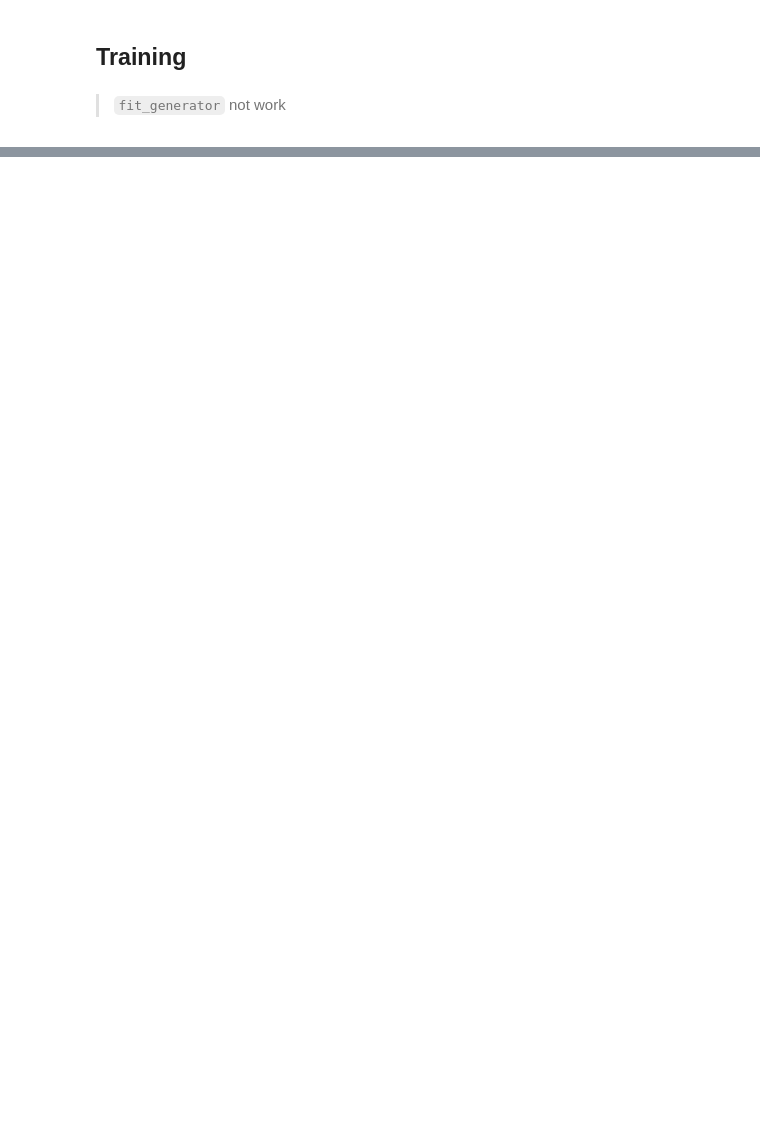
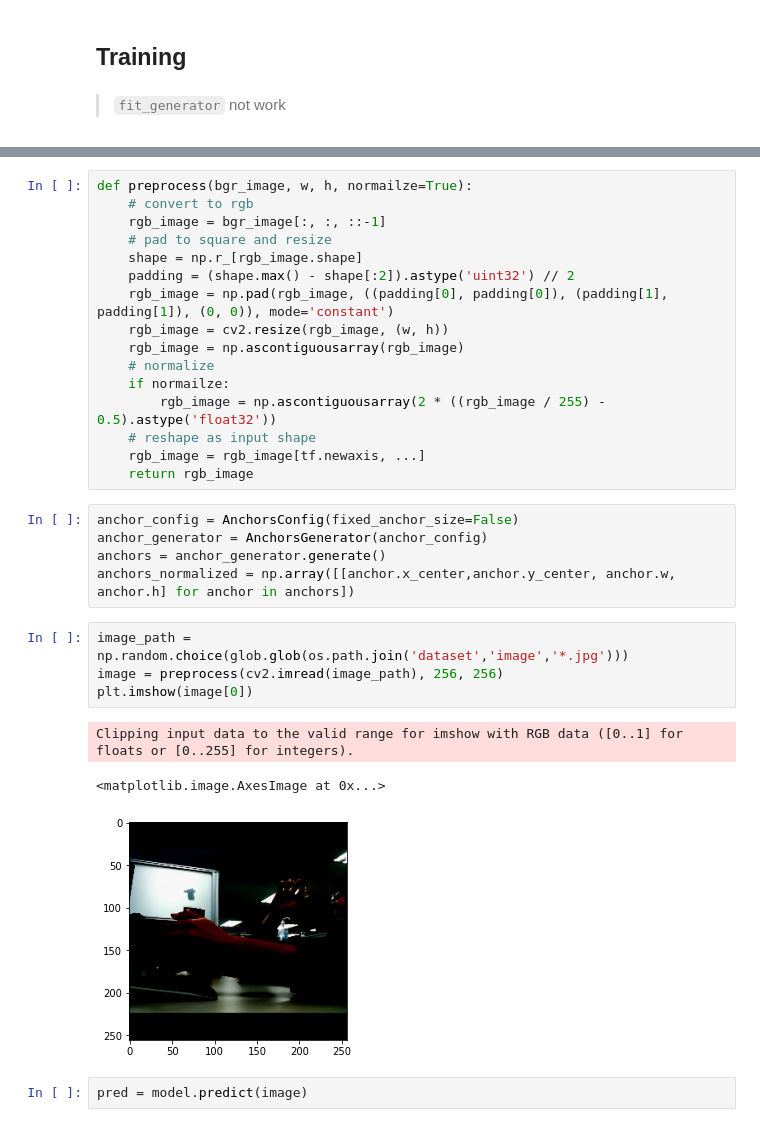
Before and after one commit to yirueilu-b/blaze-palm-tf2, a Jupyter notebook: train.ipynb, the cells around one changed output, grey strips where cells are left out. Cells and saved outputs as stored; diff of their text form; blank space fills up the shorter version.

```diff
--- a/train.ipynb
+++ b/train.ipynb
@@ -78,0 +166,31 @@ Epoch 4/100
+# %%
+def preprocess(bgr_image, w, h, normailze=True):
+    # convert to rgb
+    rgb_image = bgr_image[:, :, ::-1]
+    # pad to square and resize
+    shape = np.r_[rgb_image.shape]
+    padding = (shape.max() - shape[:2]).astype('uint32') // 2
+    rgb_image = np.pad(rgb_image, ((padding[0], padding[0]), (padding[1], padding[1]), (0, 0)), mode='constant')
+    rgb_image = cv2.resize(rgb_image, (w, h))
+    rgb_image = np.ascontiguousarray(rgb_image)
+    # normalize
+    if normailze:
+        rgb_image = np.ascontiguousarray(2 * ((rgb_image / 255) - 0.5).astype('float32'))
+    # reshape as input shape
+    rgb_image = rgb_image[tf.newaxis, ...]
+    return rgb_image
+# %%
+anchor_config = AnchorsConfig(fixed_anchor_size=False)
+anchor_generator = AnchorsGenerator(anchor_config)
+anchors = anchor_generator.generate()
+anchors_normalized = np.array([[anchor.x_center,anchor.y_center, anchor.w, anchor.h] for anchor in anchors])
+# %%
+image_path = np.random.choice(glob.glob(os.path.join('dataset','image','*.jpg')))
+image = preprocess(cv2.imread(image_path), 256, 256)
+plt.imshow(image[0])
+# %% [output]
+Clipping input data to the valid range for imshow with RGB data ([0..1] for floats or [0..255] for integers).
+<matplotlib.image.AxesImage at 0x...>
+[figure, added]
+# %%
+pred = model.predict(image)
```
Also changed, not shown: parts of 12 cells of this notebook.
